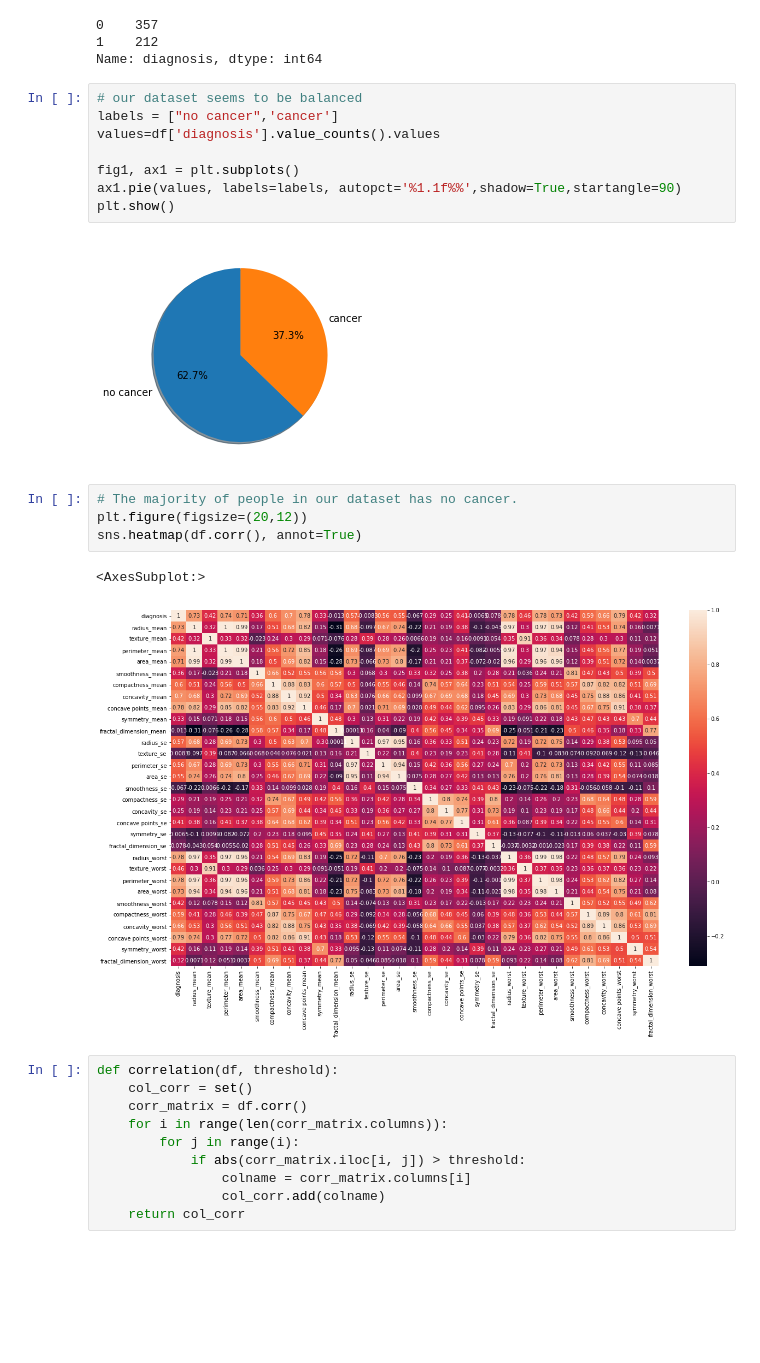
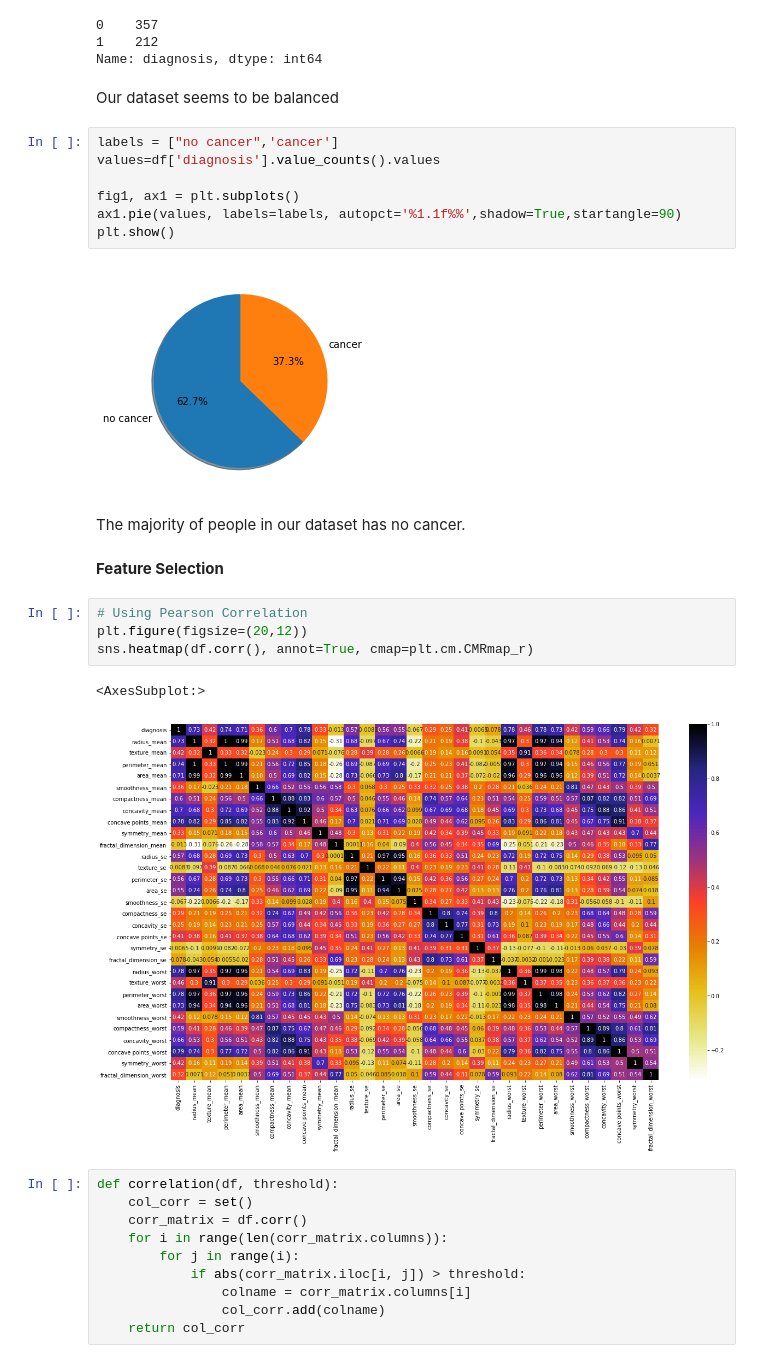
Before and after one commit to ingadanek/Cancer-Prediction, a Jupyter notebook: Untitled.ipynb, the cells around one changed output. Drawn from its saved outputs; the diff is of its cells as text; blank space fills up the shorter version.

Commit message:
annotate

```diff
--- a/Untitled.ipynb
+++ b/Untitled.ipynb
@@ -49,8 +82,9 @@ df['diagnosis'].value_counts()
 0    357
 1    212
 Name: diagnosis, dtype: int64
+# %% [markdown]
+Our dataset seems to be balanced
 # %%
-# our dataset seems to be balanced
 labels = ["no cancer",'cancer']
 values=df['diagnosis'].value_counts().values
 
@@ -59,13 +93,17 @@ ax1.pie(values, labels=labels, autopct='%1.1f%%',shadow=True,startangle=90)
 plt.show()
 # %% [output]
 [figure]
+# %% [markdown]
+The majority of people in our dataset has no cancer.
+# %% [markdown]
+<b>Feature Selection<b>
 # %%
-# The majority of people in our dataset has no cancer.
+# Using Pearson Correlation
 plt.figure(figsize=(20,12))
-sns.heatmap(df.corr(), annot=True)
+sns.heatmap(df.corr(), annot=True, cmap=plt.cm.CMRmap_r)
 # %% [output]
 <AxesSubplot:>
-[figure, old version]
+[figure, new version]
 # %%
 def correlation(df, threshold):
     col_corr = set()
```
Also changed, not shown: parts of 32 cells of this notebook.
